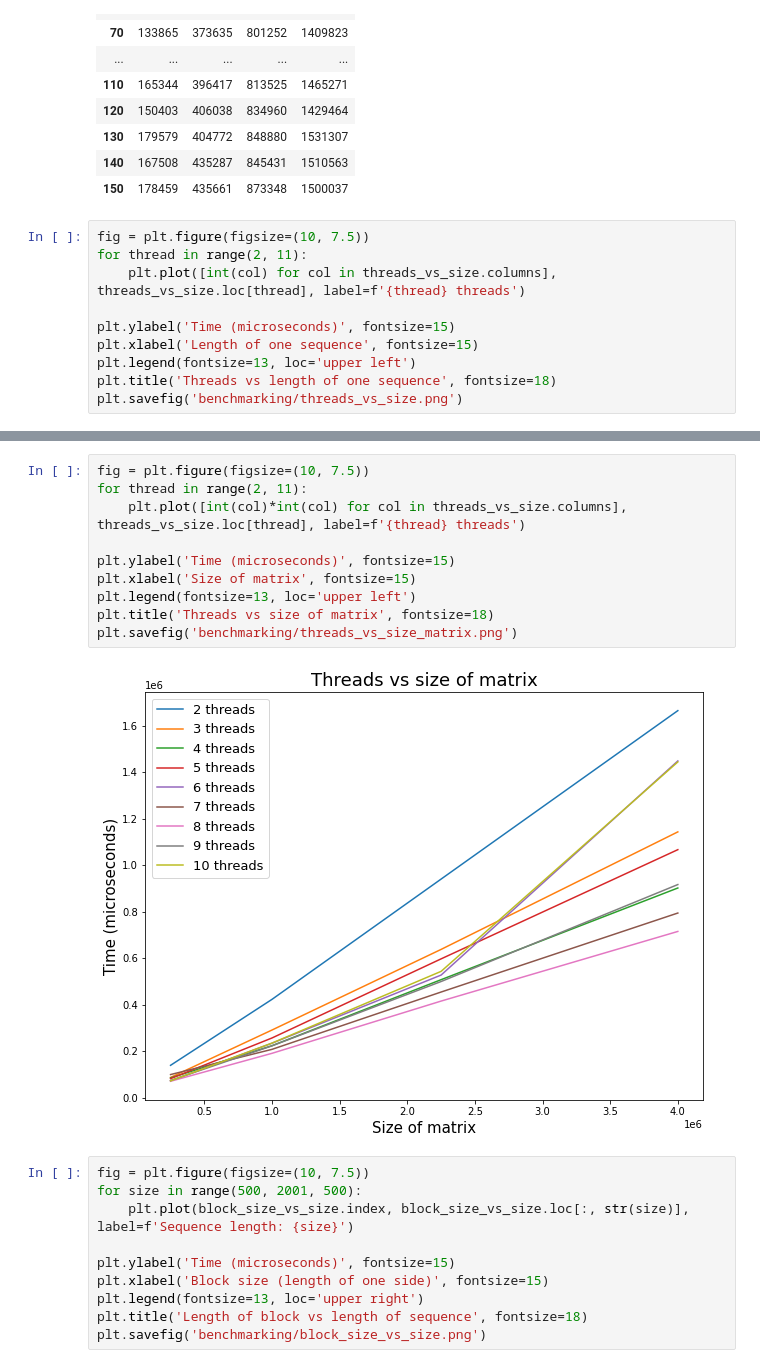
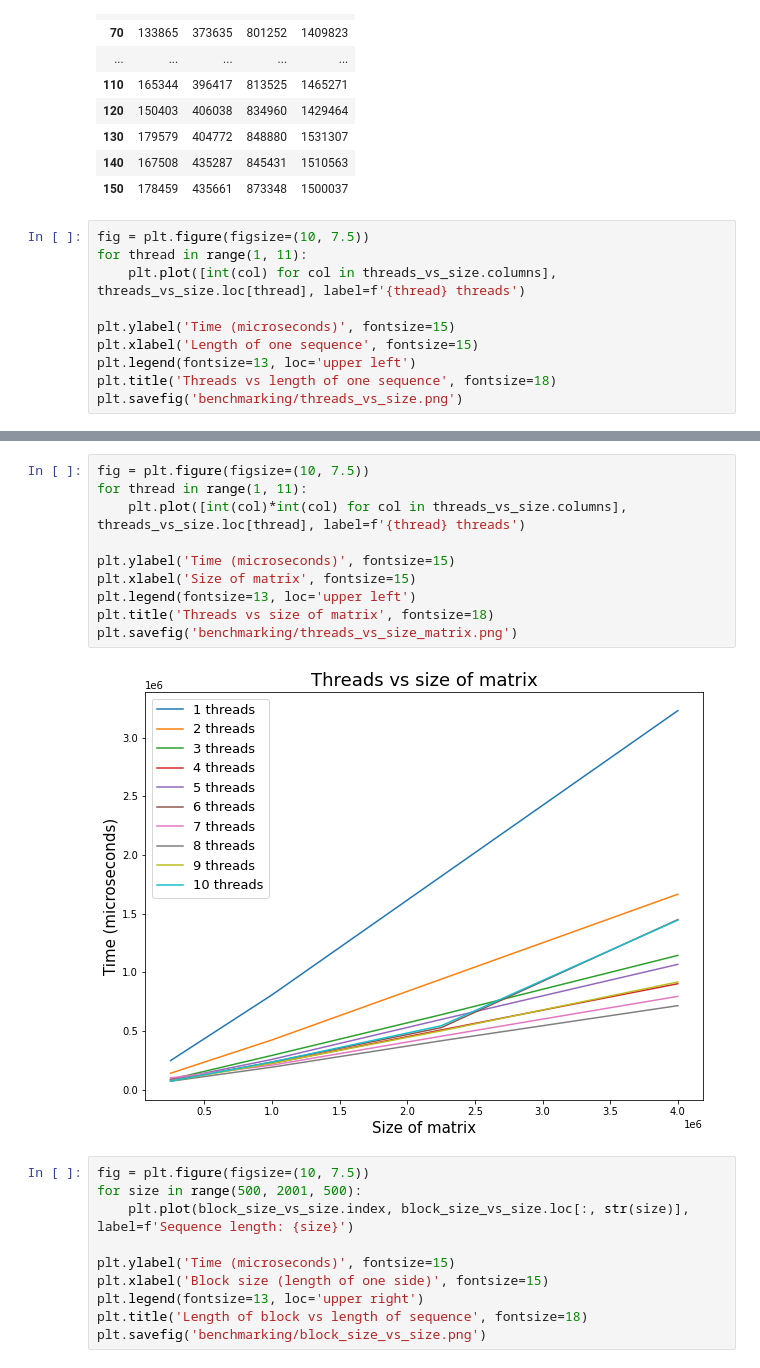
Before and after one commit to guruprerana/cse305-project, a Jupyter notebook: benchmark_analysis.ipynb, the cells around one changed output, grey strips where cells are left out. Saved outputs shown, nothing was run; the diff lists cells and outputs as text.

Commit message:
added benchmarks for 1 thread

```diff
--- a/benchmark_analysis.ipynb
+++ b/benchmark_analysis.ipynb
@@ -38,7 +39,7 @@ block_size_vs_size
 | 150 | 178459 | 435661 | 873348 | 1500037 |
 # %%
 fig = plt.figure(figsize=(10, 7.5))
-for thread in range(2, 11):
+for thread in range(1, 11):
     plt.plot([int(col) for col in threads_vs_size.columns], threads_vs_size.loc[thread], label=f'{thread} threads')
 
 plt.ylabel('Time (microseconds)', fontsize=15)
@@ -51,15 +52,15 @@ plt.savefig('benchmarking/threads_vs_size.png')
 # %%
 fig = plt.figure(figsize=(10, 7.5))
-for thread in range(2, 11):
+for thread in range(1, 11):
     plt.plot([int(col)*int(col) for col in threads_vs_size.columns], threads_vs_size.loc[thread], label=f'{thread} threads')
 
 plt.ylabel('Time (microseconds)', fontsize=15)
 plt.xlabel('Size of matrix', fontsize=15)
 plt.legend(fontsize=13, loc='upper left')
 plt.title('Threads vs size of matrix', fontsize=18)
 plt.savefig('benchmarking/threads_vs_size_matrix.png')
 # %% [output]
-[figure, old version]
+[figure, new version]
 # %%
 fig = plt.figure(figsize=(10, 7.5))
 for size in range(500, 2001, 500):
```
Also changed, not shown: parts of 2 cells of this notebook, 6 other files.
